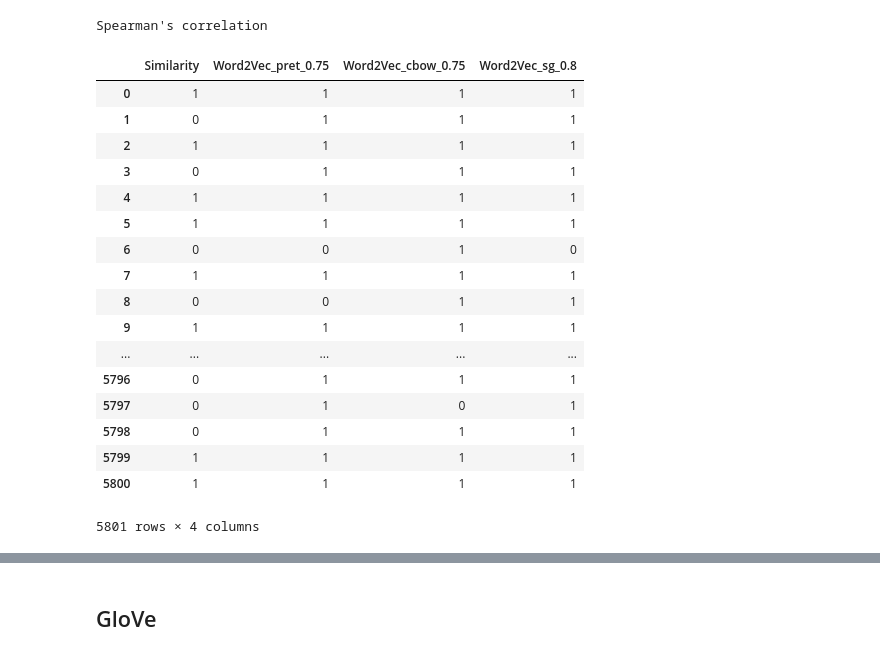
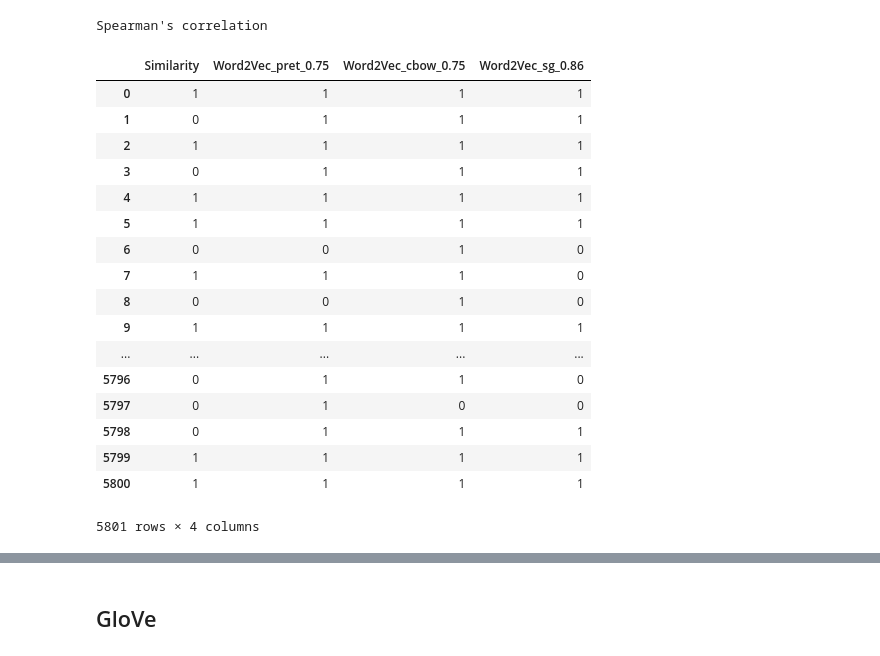
Before and after one commit to mar00nie/NLP-Text-Similarity, a Jupyter notebook: Text_Analysis.ipynb, the cells around one changed output, grey strips where cells are left out. Drawn from its saved outputs; the diff is of its cells as text; code cells hidden in the pictures.

```diff
--- a/Text_Analysis.ipynb
+++ b/Text_Analysis.ipynb
@@ -1120,13 +1115,13 @@ Spearman's correlation
 msr_wdpret_binscores = convert_scores_to_binary(msr_wdpret_scores, 0.75)
 #msr_wdspacy_binscores = convert_scores_to_binary(msr_wdspacy_scores, 0.7)
 msr_wdcbow_binscores = convert_scores_to_binary(msr_wdcbow_scores, 0.75)
-msr_wdsg_binscores = convert_scores_to_binary(msr_wdsg_scores, 0.8)
+msr_wdsg_binscores = convert_scores_to_binary(msr_wdsg_scores, 0.86)
 # %%
 df_msr_w2v = pd.DataFrame({'Similarity': msr_scores, 'Word2Vec_pret_0.75': msr_wdpret_binscores,
-                           'Word2Vec_cbow_0.75': msr_wdcbow_binscores, 'Word2Vec_sg_0.8': msr_wdsg_binscores})
+                           'Word2Vec_cbow_0.75': msr_wdcbow_binscores, 'Word2Vec_sg_0.86': msr_wdsg_binscores})
 df_msr_w2v
 # %% [output]
-|  | Similarity | Word2Vec_pret_0.75 | Word2Vec_cbow_0.75 | Word2Vec_sg_0.8 |
+|  | Similarity | Word2Vec_pret_0.75 | Word2Vec_cbow_0.75 | Word2Vec_sg_0.86 |
 | 0 | 1 | 1 | 1 | 1 |
 | 1 | 0 | 1 | 1 | 1 |
 | 2 | 1 | 1 | 1 | 1 |
@@ -1134,12 +1129,12 @@ df_msr_w2v
 | 4 | 1 | 1 | 1 | 1 |
 | 5 | 1 | 1 | 1 | 1 |
 | 6 | 0 | 0 | 1 | 0 |
-| 7 | 1 | 1 | 1 | 1 |
-| 8 | 0 | 0 | 1 | 1 |
+| 7 | 1 | 1 | 1 | 0 |
+| 8 | 0 | 0 | 1 | 0 |
 | 9 | 1 | 1 | 1 | 1 |
 | ... | ... | ... | ... | ... |
-| 5796 | 0 | 1 | 1 | 1 |
-| 5797 | 0 | 1 | 0 | 1 |
+| 5796 | 0 | 1 | 1 | 0 |
+| 5797 | 0 | 1 | 0 | 0 |
 | 5798 | 0 | 1 | 1 | 1 |
 | 5799 | 1 | 1 | 1 | 1 |
 | 5800 | 1 | 1 | 1 | 1 |
```
Also changed, not shown: parts of 28 cells of this notebook.
